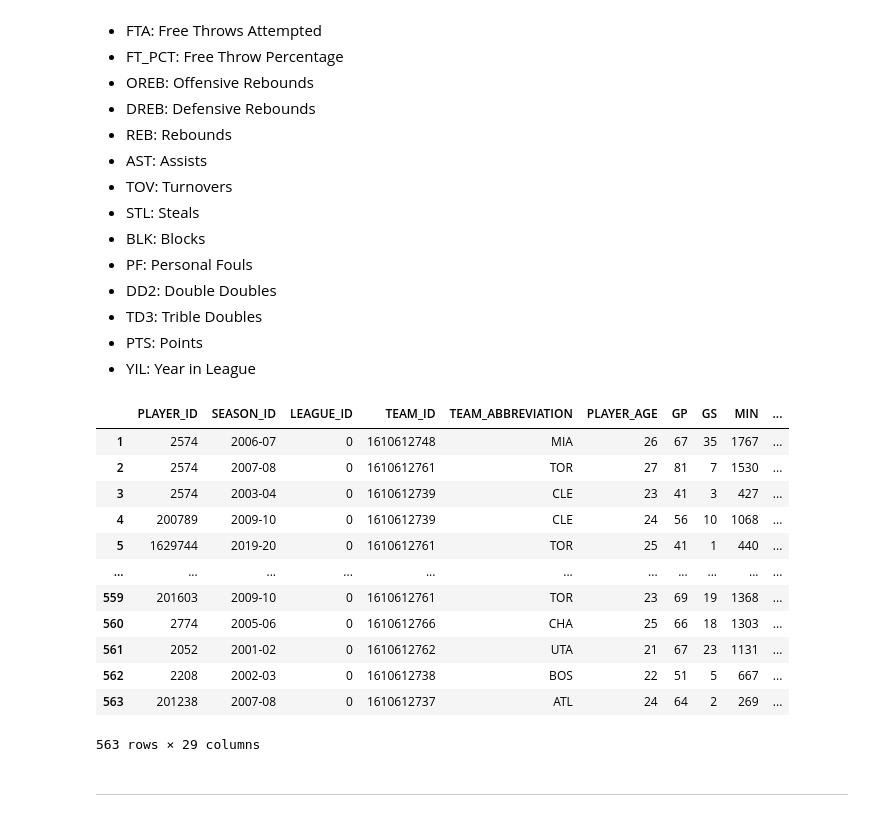
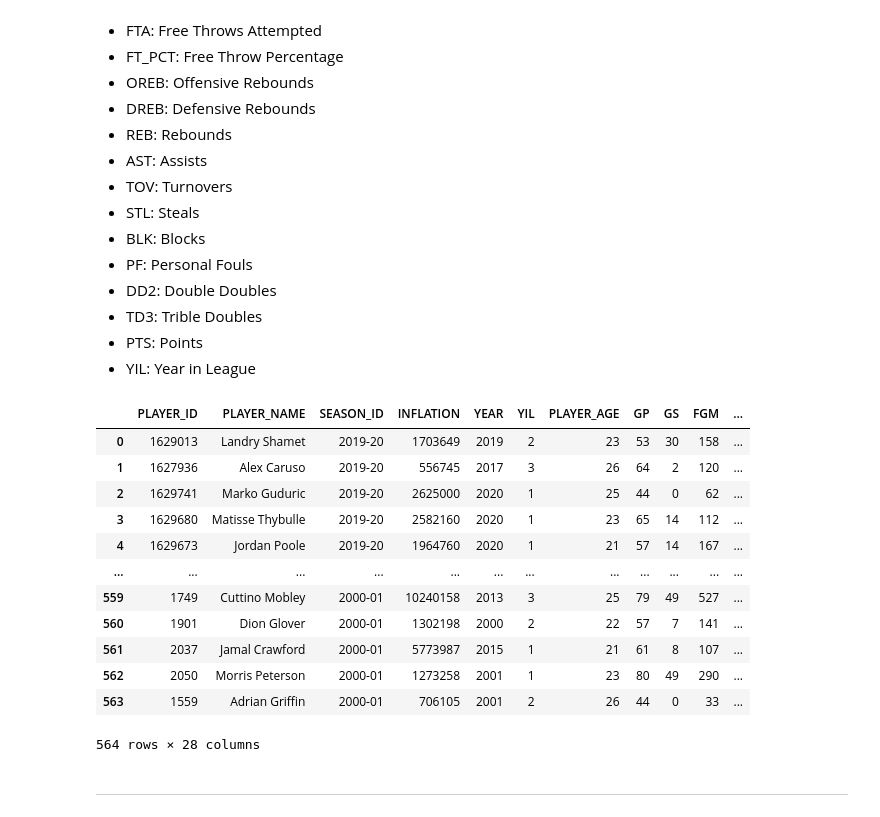
Before and after one commit to Fabiola-C14/Final-Project-NBA-Analysis, a Jupyter notebook: group_files/cpompa/notebooks/nba-ml-multi-linear-regression.ipynb, the cells around one changed output. Cells and saved outputs as stored; diff of their text form; code cells hidden in the pictures.

```diff
--- a/group_files/cpompa/notebooks/nba-ml-multi-linear-regression.ipynb
+++ b/group_files/cpompa/notebooks/nba-ml-multi-linear-regression.ipynb
@@ -139,4 +64,29 @@ default = pd.read_json(data).copy()
 * TD3: Trible Doubles
 * PTS: Points
 * YIL: Year in League
+# %%
+# SG
+sg = default[(default['POSITION'] == 'SG') & (default['GP'] > 40)]
+sg = sg.drop(columns=['POSITION'])
+sg = sg[[ 'PLAYER_ID', 'PLAYER_NAME', 'SEASON_ID','INFLATION','YEAR','YIL', 'PLAYER_AGE', 'GP', 'GS',
+         'FGM', 'FGA', 'FG_PCT', 'FG3M', 'FG3A', 'FG3_PCT', 'FTM', 'FTA',
+       'FT_PCT', 'OREB', 'DREB', 'REB', 'AST', 'STL', 'BLK', 'TOV', 'PF',
+       'PTS', 'MIN']].sort_values(by='SEASON_ID', ascending=False)
+sg = sg.drop_duplicates(subset=['SEASON_ID','PLAYER_AGE','GP','GS','MIN'], keep='first').reset_index(drop=True)
+pd.set_option('display.max_columns', None)
+sg.copy()
+# %% [output]
+|  | PLAYER_ID | PLAYER_NAME | SEASON_ID | INFLATION | YEAR | YIL | PLAYER_AGE | GP | GS | FGM | ... |
+| 0 | 1629013 | Landry Shamet | 2019-20 | 1703649 | 2019 | 2 | 23 | 53 | 30 | 158 | ... |
+| 1 | 1627936 | Alex Caruso | 2019-20 | 556745 | 2017 | 3 | 26 | 64 | 2 | 120 | ... |
+| 2 | 1629741 | Marko Guduric | 2019-20 | 2625000 | 2020 | 1 | 25 | 44 | 0 | 62 | ... |
+| 3 | 1629680 | Matisse Thybulle | 2019-20 | 2582160 | 2020 | 1 | 23 | 65 | 14 | 112 | ... |
+| 4 | 1629673 | Jordan Poole | 2019-20 | 1964760 | 2020 | 1 | 21 | 57 | 14 | 167 | ... |
+| ... | ... | ... | ... | ... | ... | ... | ... | ... | ... | ... | ... |
+| 559 | 1749 | Cuttino Mobley | 2000-01 | 10240158 | 2013 | 3 | 25 | 79 | 49 | 527 | ... |
+| 560 | 1901 | Dion Glover | 2000-01 | 1302198 | 2000 | 2 | 22 | 57 | 7 | 141 | ... |
+| 561 | 2037 | Jamal Crawford | 2000-01 | 5773987 | 2015 | 1 | 21 | 61 | 8 | 107 | ... |
+| 562 | 2050 | Morris Peterson | 2000-01 | 1273258 | 2001 | 1 | 23 | 80 | 49 | 290 | ... |
+| 563 | 1559 | Adrian Griffin | 2000-01 | 706105 | 2001 | 2 | 26 | 44 | 0 | 33 | ... |
+564 rows × 28 columns
 # %%
@@ -146,21 +94,0 @@ sg = sg.drop(columns=['PLAYER_NAME','POSITION'])
-# %%
-sg = sg[['PLAYER_ID', 'SEASON_ID', 'LEAGUE_ID', 'TEAM_ID', 'TEAM_ABBREVIATION',
-       'PLAYER_AGE', 'GP', 'GS', 'MIN', 'FGM', 'FGA', 'FG_PCT', 'FG3M', 'FG3A',
-        'FTM', 'FTA', 'FT_PCT', 'OREB', 'DREB', 'REB', 'AST', 'STL',
-       'BLK', 'TOV', 'PF', 'PTS', 'YIL', 'PPGP','FG3_PCT']] .sort_values(by='FG3_PCT', ascending=False).reset_index(drop=True)
-sg = sg.drop(sg.index[0])
-sg.copy()
-# %% [output]
-|  | PLAYER_ID | SEASON_ID | LEAGUE_ID | TEAM_ID | TEAM_ABBREVIATION | PLAYER_AGE | GP | GS | MIN | ... |
-| 1 | 2574 | 2006-07 | 0 | 1610612748 | MIA | 26 | 67 | 35 | 1767 | ... |
-| 2 | 2574 | 2007-08 | 0 | 1610612761 | TOR | 27 | 81 | 7 | 1530 | ... |
-| 3 | 2574 | 2003-04 | 0 | 1610612739 | CLE | 23 | 41 | 3 | 427 | ... |
-| 4 | 200789 | 2009-10 | 0 | 1610612739 | CLE | 24 | 56 | 10 | 1068 | ... |
-| 5 | 1629744 | 2019-20 | 0 | 1610612761 | TOR | 25 | 41 | 1 | 440 | ... |
-| ... | ... | ... | ... | ... | ... | ... | ... | ... | ... | ... |
-| 559 | 201603 | 2009-10 | 0 | 1610612761 | TOR | 23 | 69 | 19 | 1368 | ... |
-| 560 | 2774 | 2005-06 | 0 | 1610612766 | CHA | 25 | 66 | 18 | 1303 | ... |
-| 561 | 2052 | 2001-02 | 0 | 1610612762 | UTA | 21 | 67 | 23 | 1131 | ... |
-| 562 | 2208 | 2002-03 | 0 | 1610612738 | BOS | 22 | 51 | 5 | 667 | ... |
-| 563 | 201238 | 2007-08 | 0 | 1610612737 | ATL | 24 | 64 | 2 | 269 | ... |
-563 rows × 29 columns
```
Also changed, not shown: parts of 56 cells of this notebook, 6 other files.
